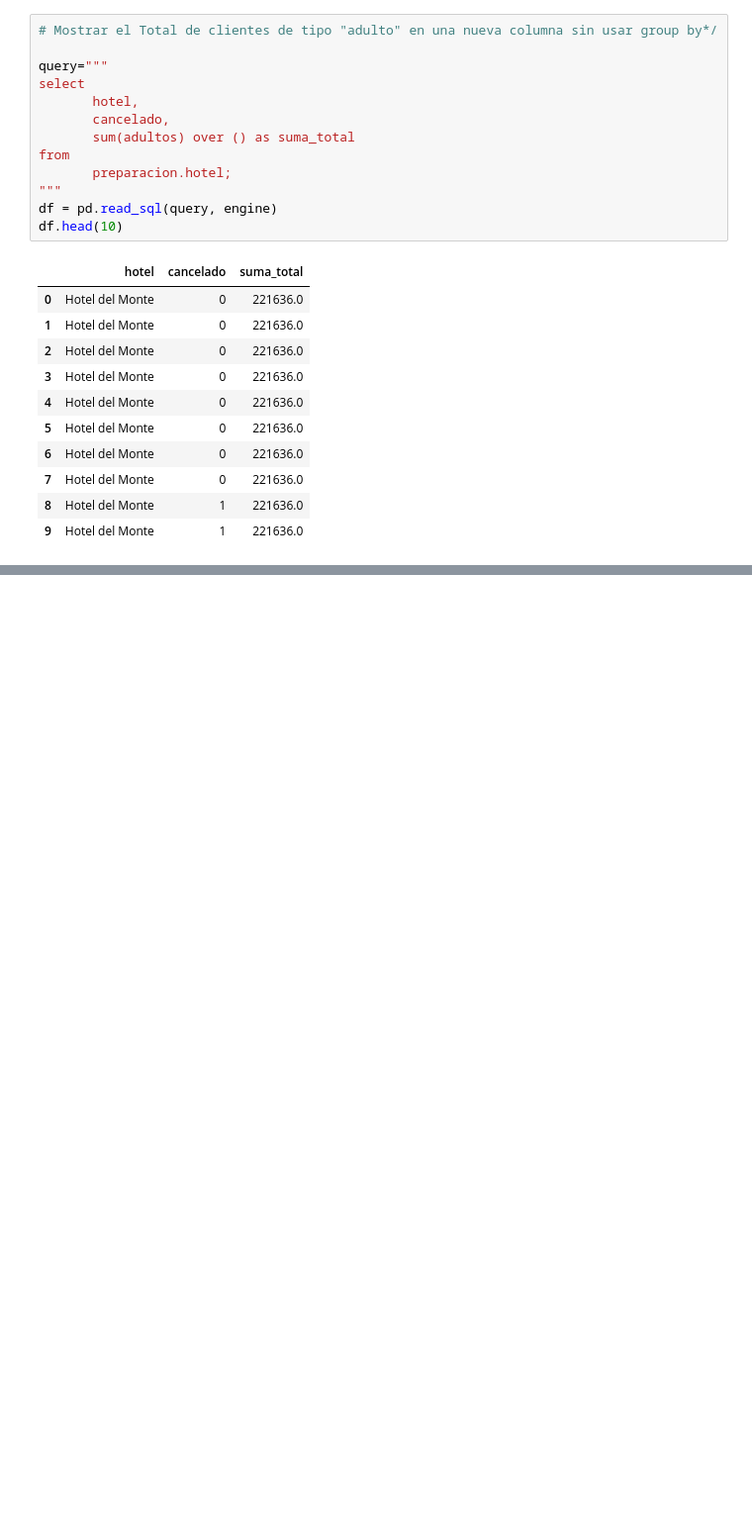
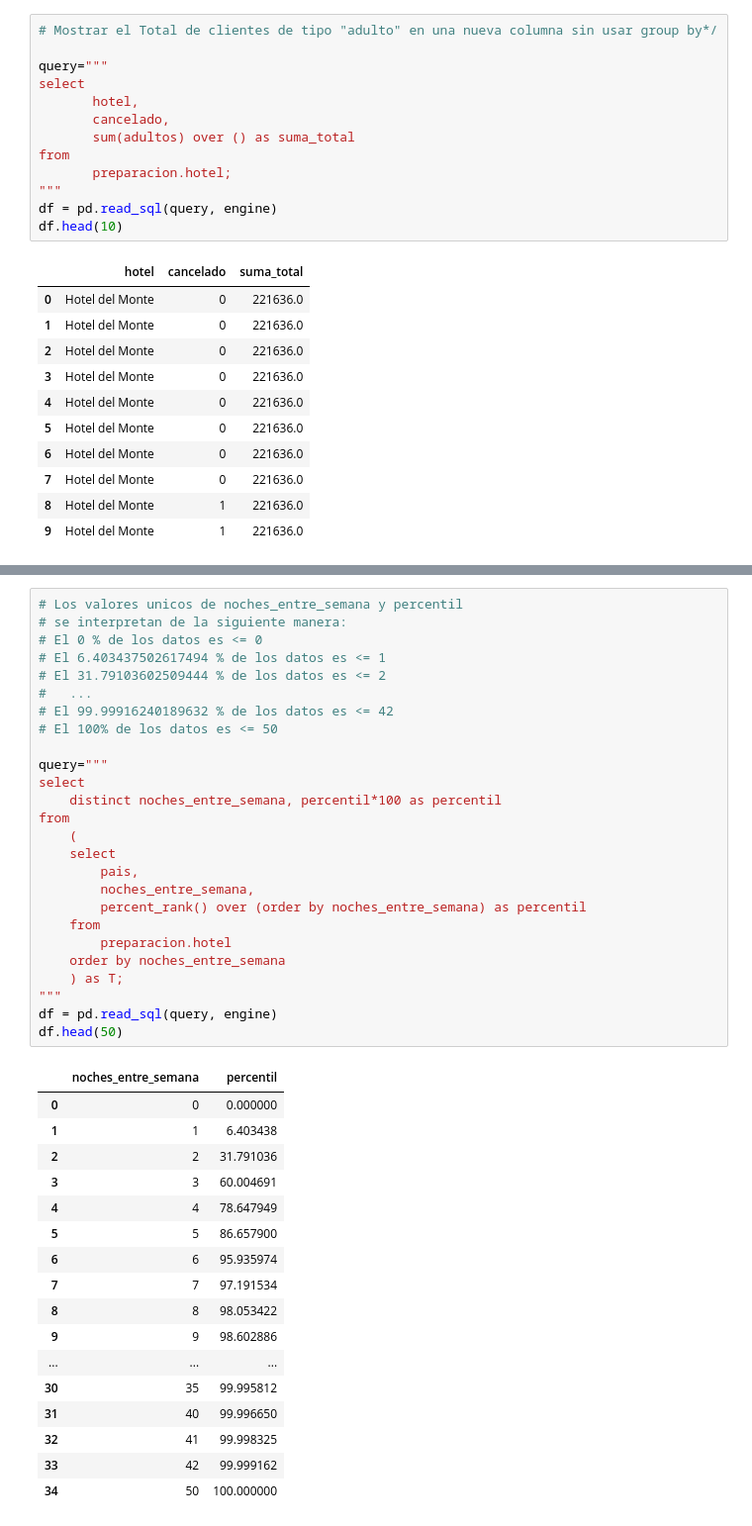
Before and after one commit to user14721068/SQL-para-Analisis-de-Datos, a Jupyter notebook: 2.-Preparación de datos.ipynb, the cells around one changed output, grey strips where cells are left out. Shown at 99% size. Cells and saved outputs as stored; diff of their text form; blank space fills up the shorter version.

```diff
--- a/2.-Preparación de datos.ipynb
+++ b/2.-Preparación de datos.ipynb
@@ -476,0 +666,44 @@ df.head(10)
+# %%
+# Los valores unicos de noches_entre_semana y percentil
+# se interpretan de la siguiente manera:
+# El 0 % de los datos es <= 0
+# El 6.403437502617494 % de los datos es <= 1
+# El 31.79103602509444 % de los datos es <= 2
+#	...
+# El 99.99916240189632 % de los datos es <= 42
+# El 100% de los datos es <= 50
+
+query="""
+select
+    distinct noches_entre_semana, percentil*100 as percentil
+from
+    (
+    select
+        pais,
+        noches_entre_semana,
+        percent_rank() over (order by noches_entre_semana) as percentil
+    from
+        preparacion.hotel
+    order by noches_entre_semana
+    ) as T;
+"""
+df = pd.read_sql(query, engine)
+df.head(50)
+# %% [output]
+|  | noches_entre_semana | percentil |
+| 0 | 0 | 0.000000 |
+| 1 | 1 | 6.403438 |
+| 2 | 2 | 31.791036 |
+| 3 | 3 | 60.004691 |
+| 4 | 4 | 78.647949 |
+| 5 | 5 | 86.657900 |
+| 6 | 6 | 95.935974 |
+| 7 | 7 | 97.191534 |
+| 8 | 8 | 98.053422 |
+| 9 | 9 | 98.602886 |
+| ... | ... | ... |
+| 30 | 35 | 99.995812 |
+| 31 | 40 | 99.996650 |
+| 32 | 41 | 99.998325 |
+| 33 | 42 | 99.999162 |
+| 34 | 50 | 100.000000 |
```
Also changed, not shown: parts of 13 cells of this notebook.
